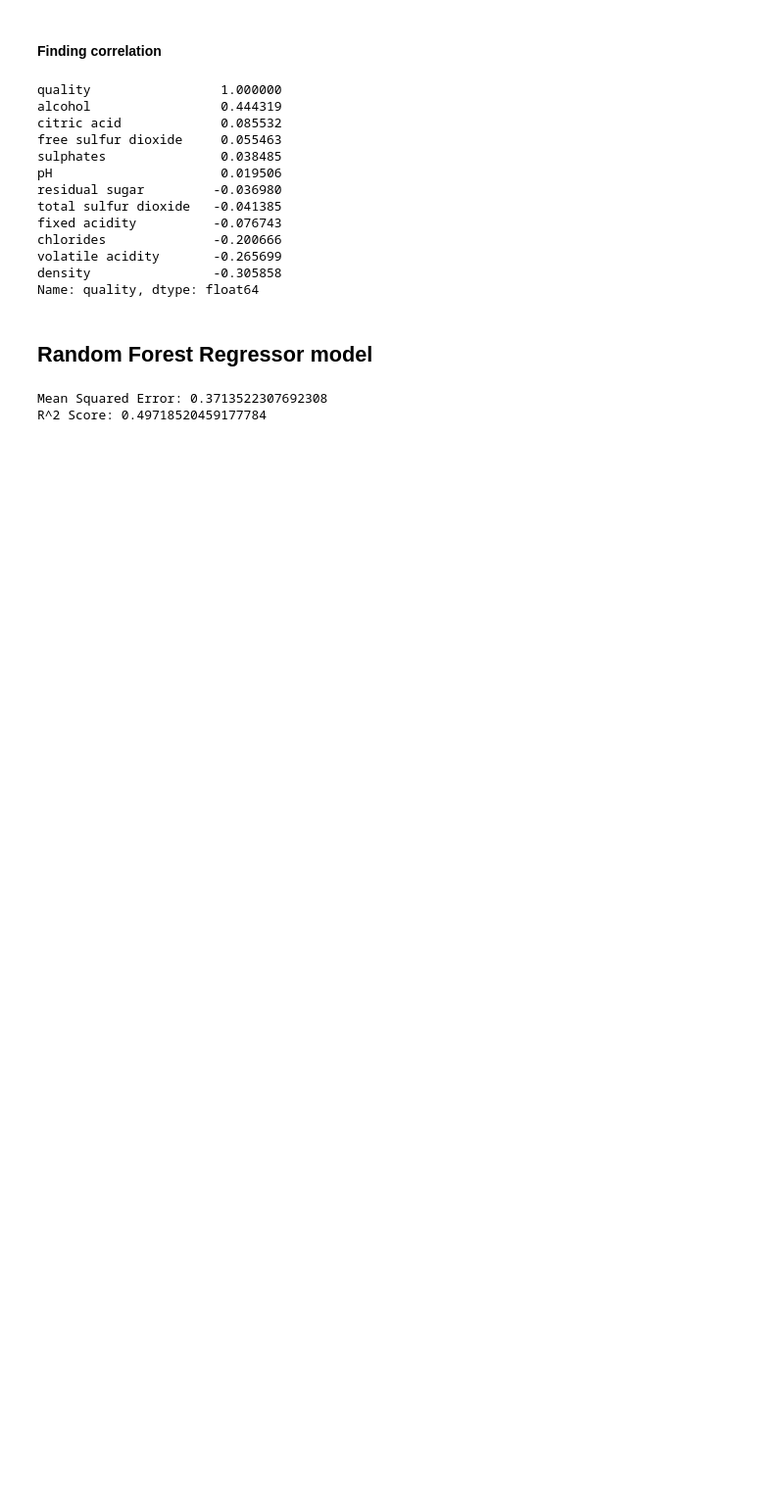
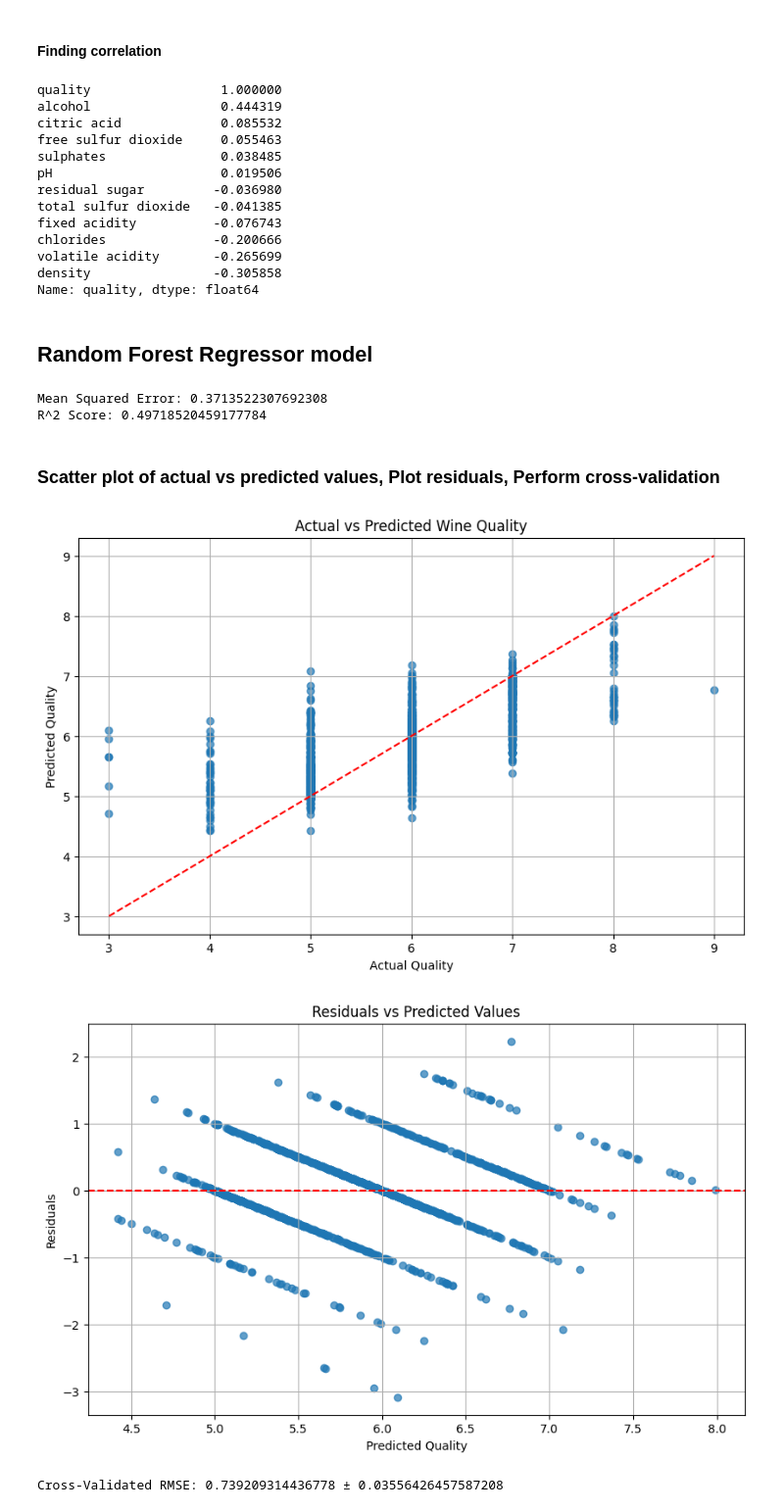
Before and after one commit to LokeshUpputri/WineQuality, a Jupyter notebook: Final-Project-Report-Team-One.ipynb, the cells around one changed output. Shown at 98% size. Drawn from its saved outputs; the diff is of its cells as text; code cells hidden in the pictures; blank space fills up the shorter version.

Commit message:
Scatter plot of actual vs predicted values, Plot residuals, Perform cross-validation

```diff
--- a/Final-Project-Report-Team-One.ipynb
+++ b/Final-Project-Report-Team-One.ipynb
@@ -153,3 +153,41 @@ print(f'R^2 Score: {r2}')
 # %% [output]
 Mean Squared Error: 0.3713522307692308
 R^2 Score: 0.49718520459177784
+# %% [markdown]
+### Scatter plot of actual vs predicted values, Plot residuals, Perform cross-validation
+# %%
+import matplotlib.pyplot as plt
+
+# Scatter plot of actual vs predicted values
+plt.figure(figsize=(10, 6))
+plt.scatter(y_test, y_pred, alpha=0.7)
+plt.plot([y.min(), y.max()], [y.min(), y.max()], 'r--')  # Line for perfect predictions
+plt.title('Actual vs Predicted Wine Quality')
+plt.xlabel('Actual Quality')
+plt.ylabel('Predicted Quality')
+plt.grid()
+plt.show()
+
+# Calculate residuals
+residuals = y_test - y_pred
+
+# Plot residuals
+plt.figure(figsize=(10, 6))
+plt.scatter(y_pred, residuals, alpha=0.7)
+plt.axhline(0, color='red', linestyle='--')
+plt.title('Residuals vs Predicted Values')
+plt.xlabel('Predicted Quality')
+plt.ylabel('Residuals')
+plt.grid()
+plt.show()
+
+from sklearn.model_selection import cross_val_score
+
+# Perform cross-validation
+cv_scores = cross_val_score(model, X, y, cv=5, scoring='neg_mean_squared_error')
+cv_rmse = (-cv_scores)**0.5  # Convert to RMSE
+print(f'Cross-Validated RMSE: {cv_rmse.mean()} ± {cv_rmse.std()}')
+# %% [output]
+[figure, added]
+[figure, added]
+Cross-Validated RMSE: 0.739209314436778 ± 0.03556426457587208
```
